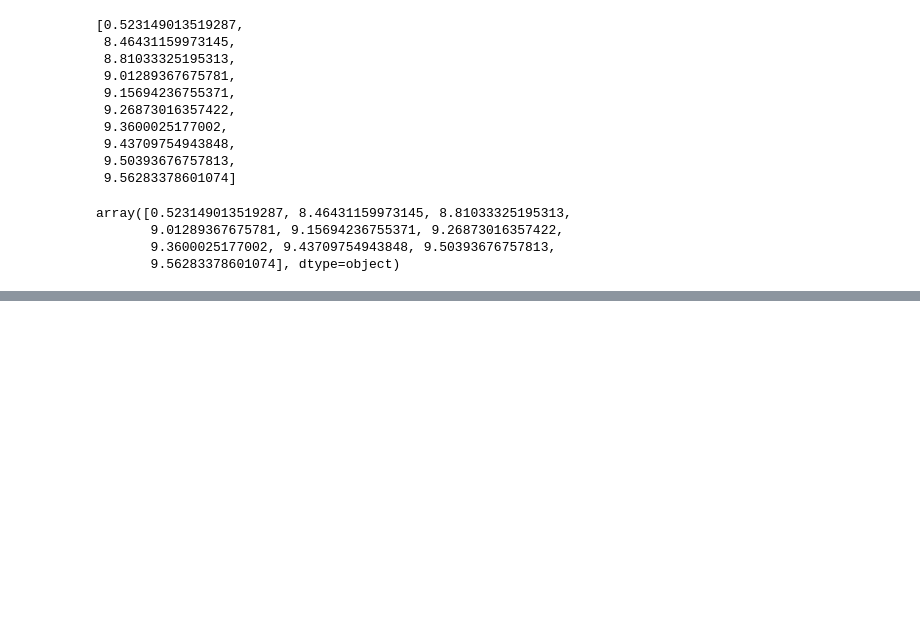
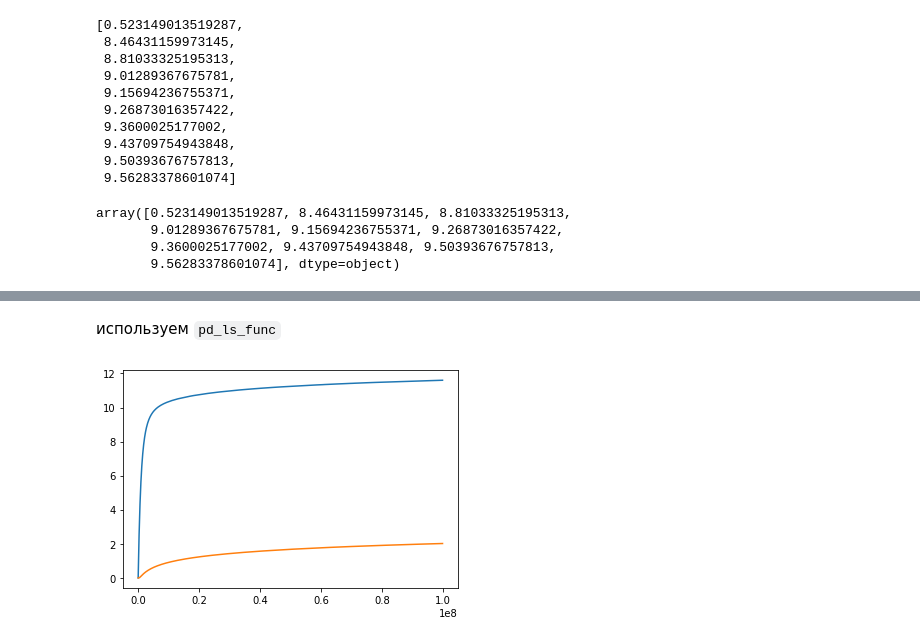
Before and after one commit to khabibullinra/welltest_examples, a Jupyter notebook: jupyter/16_скин и полслеприток и соответствующие решения.ipynb, the cells around one changed output, grey strips where cells are left out. Cells and saved outputs as stored; diff of their text form; code cells hidden in the pictures; blank space fills up the shorter version.

```diff
--- a/jupyter/16_скин и полслеприток и соответствующие решения.ipynb
+++ b/jupyter/16_скин и полслеприток и соответствующие решения.ipynb
@@ -172,0 +219,28 @@ array([0.523149013519287, 8.46431159973145, 8.81033325195313,
+# %%
+rb = 100
+# %% [markdown]
+используем `pd_ls_func`
+# %%
+r1 = 1
+rw_m = 0.1
+r2 = rb*2/rw_m
+
+tlist = np.arange(1, 1e8, 1e5)
+
+#pd1 = pd_ls_func(r1,tlist)
+pd2 = pd_ls_func(r2,tlist)
+
+S= 2
+Cd = 1e5
+
+pd1 = pd_wbs_func(r1,tlist, S, Cd)
+#pd2 = pd_wbs_func(r2,tlist, S, Cd)
+# %%
+
+fig, ax = plt.subplots(1,1)
+ax.plot(tlist, pd1)
+
+ax.plot(tlist, pd2)
+plt.show()
+# %% [output]
+[figure, added]
```
Also changed, not shown: parts of 8 cells of this notebook.
